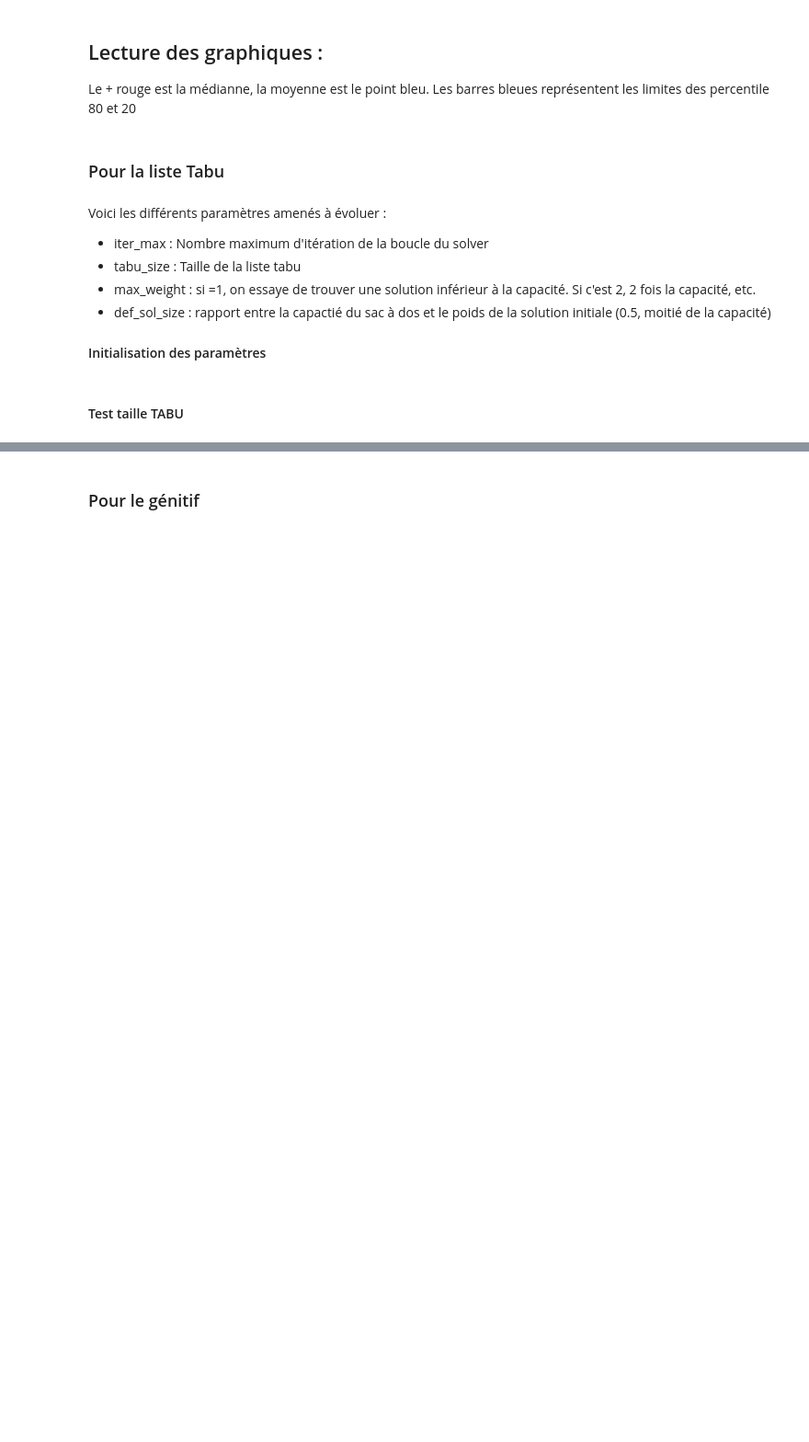
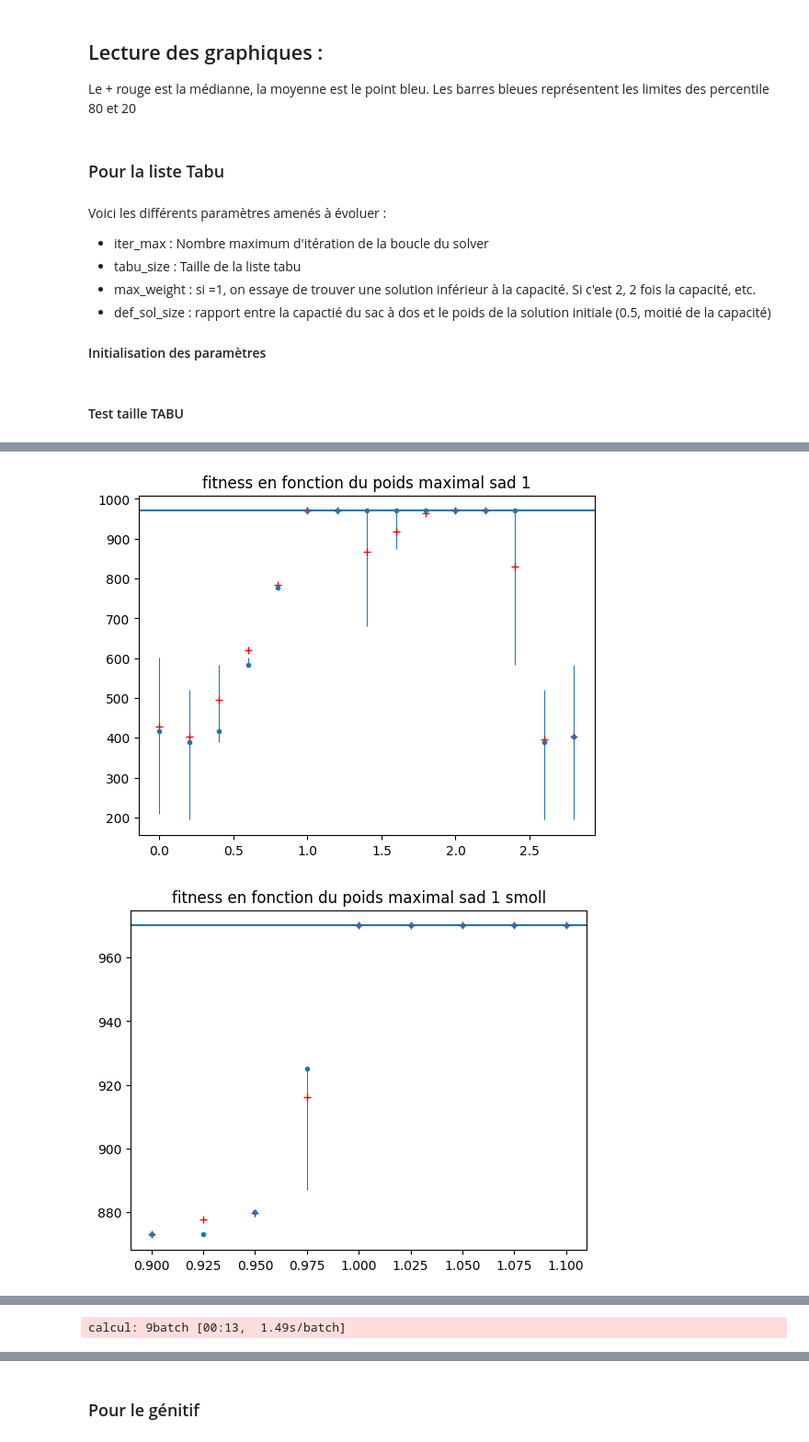
Before and after one commit to Blova-TB/S8_Knapsack, a Jupyter notebook: 100_item.ipynb, the cells around one changed output, grey strips where cells are left out. Shown at 92% size. Cells and saved outputs as stored; diff of their text form; code cells hidden in the pictures; blank space fills up the shorter version.

```diff
--- a/100_item.ipynb
+++ b/100_item.ipynb
@@ -97,0 +146,36 @@ Au delà de 100 itérations, la solution n'a pas l'air de changer,
+# %%
+iter_max = 200 # on récupère le résultat précédent
+tabu_size = 60
+iter_max_for2 = 2200
+tabu_size_for2 = 95
+iterateur = floatRange(0.0,3.0,0.2) #on va tester entre 0.1 et 2.0 avec un pas de 0.1
+smollIterateur = floatRange(0.9,1.11,0.025)
+#on donne une taille initiale très faible pour mieux observer l'impacte du poids max accepté
+solver = tbs.Tabou_solver(sad1,iter_max,tabu_size,0,def_sol_size=0.01)
+
+(var,titre) = variateur_tabou.poids_max_accepte()
+test = Testor(solver)
+testResult = test.test(iterateur,var,group_size)
+graph_test_result(testResult ,sol_opti1,titre+ " sad 1")
+
+testResult = test.test(smollIterateur,var,group_size)
+graph_test_result(testResult ,sol_opti1,titre+ " sad 1 smoll")
+
+solver = tbs.Tabou_solver(sad2,iter_max_for2,tabu_size_for2,0,def_sol_size=0.01)
+test = Testor(solver)
+testResult = test.test(iterateur,var,group_size)
+graph_test_result(testResult,sol_opti2,titre + " sad 2")
+
+testResult = test.test(smollIterateur,var,group_size)
+graph_test_result(testResult,sol_opti2,titre + " sad 2 smoll")
+
+solver = tbs.Tabou_solver(sad3,iter_max,tabu_size,0,def_sol_size=0.01)
+test = Testor(solver)
+testResult = test.test(iterateur,var,group_size)
+graph_test_result(testResult,sol_opti3,titre + " sad 3")
+
+testResult = test.test(smollIterateur,var,group_size)
+graph_test_result(testResult,sol_opti3,titre + " sad 3 smoll")
+# %% [output]
+[figure, added]
+[figure, added]
@@ -97,0 +183 @@ Au delà de 100 itérations, la solution n'a pas l'air de changer,
+calcul: 9batch [00:13,  1.49s/batch]
```
Also changed, not shown: parts of 16 cells of this notebook, 4 other files.
